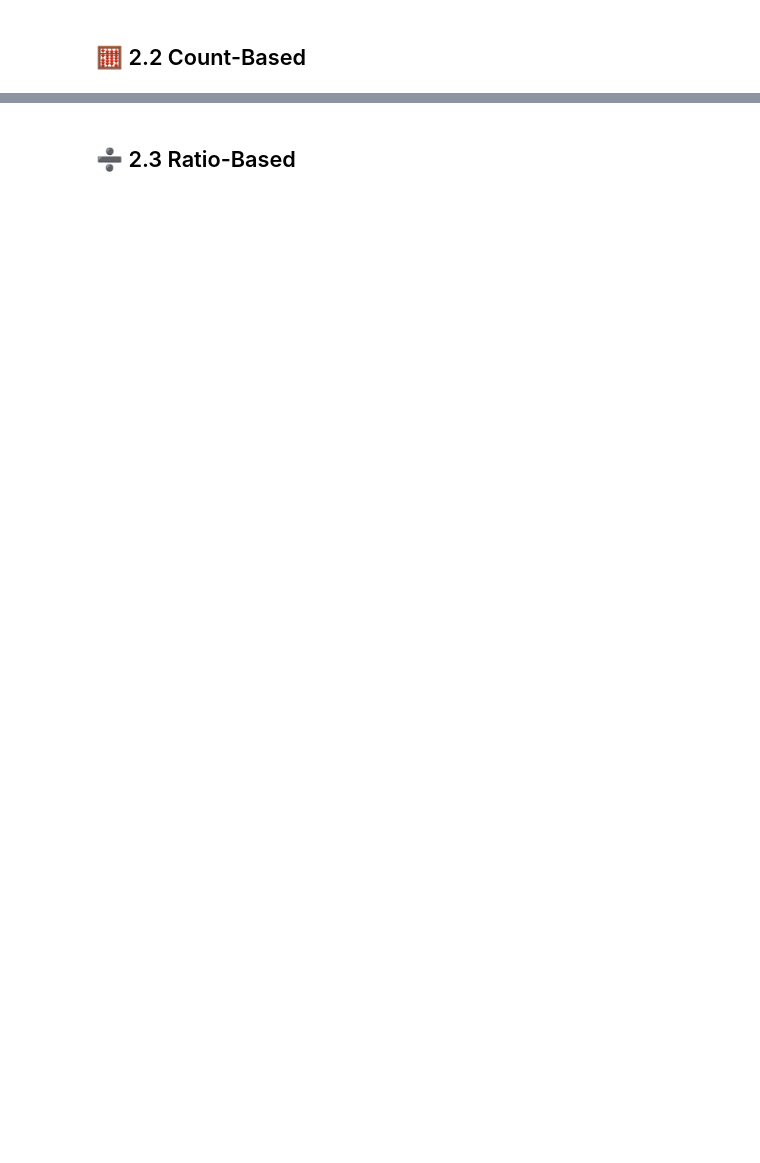
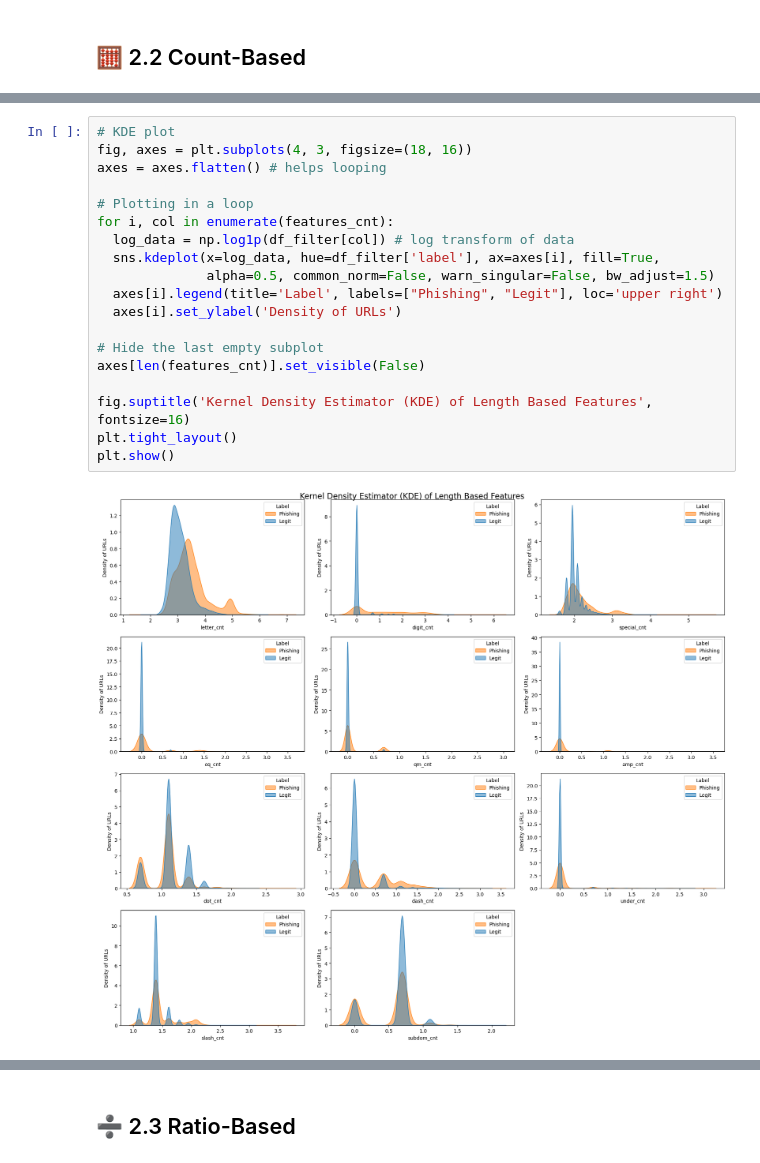
Before and after one commit to QMathsdude/phishing-url-detector, a Jupyter notebook: notebooks/01_EDA.ipynb, the cells around one changed output, grey strips where cells are left out. Cells and saved outputs as stored; diff of their text form; blank space fills up the shorter version.

```diff
--- a/notebooks/01_EDA.ipynb
+++ b/notebooks/01_EDA.ipynb
@@ -344,0 +390,21 @@ df_cnt.head()
+# %%
+# KDE plot
+fig, axes = plt.subplots(4, 3, figsize=(18, 16))
+axes = axes.flatten() # helps looping
+
+# Plotting in a loop
+for i, col in enumerate(features_cnt):
+  log_data = np.log1p(df_filter[col]) # log transform of data
+  sns.kdeplot(x=log_data, hue=df_filter['label'], ax=axes[i], fill=True,
+              alpha=0.5, common_norm=False, warn_singular=False, bw_adjust=1.5)
+  axes[i].legend(title='Label', labels=["Phishing", "Legit"], loc='upper right')
+  axes[i].set_ylabel('Density of URLs')
+
+# Hide the last empty subplot
+axes[len(features_cnt)].set_visible(False)
+
+fig.suptitle('Kernel Density Estimator (KDE) of Length Based Features', fontsize=16)
+plt.tight_layout()
+plt.show()
+# %% [output]
+[figure, added]
```
Also changed, not shown: parts of 20 cells of this notebook.
